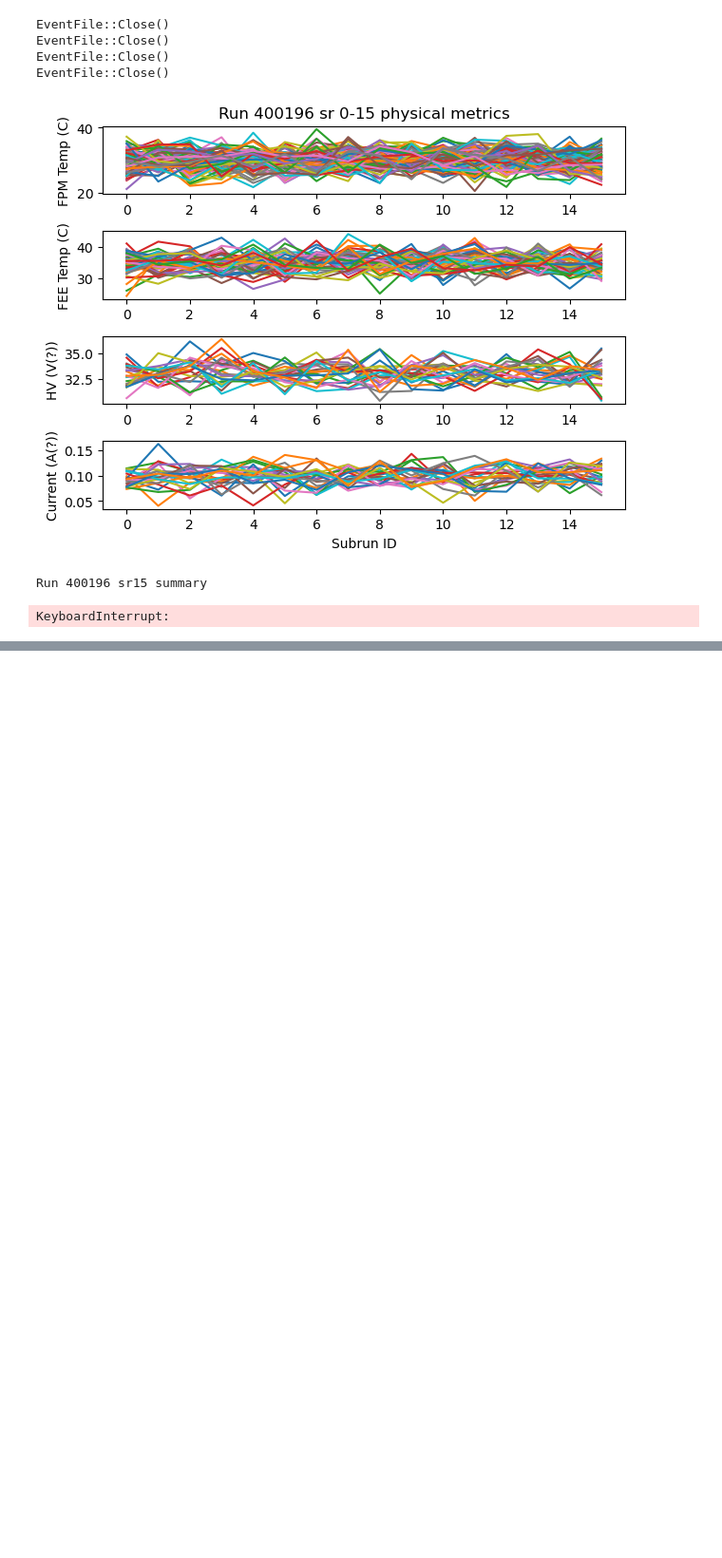
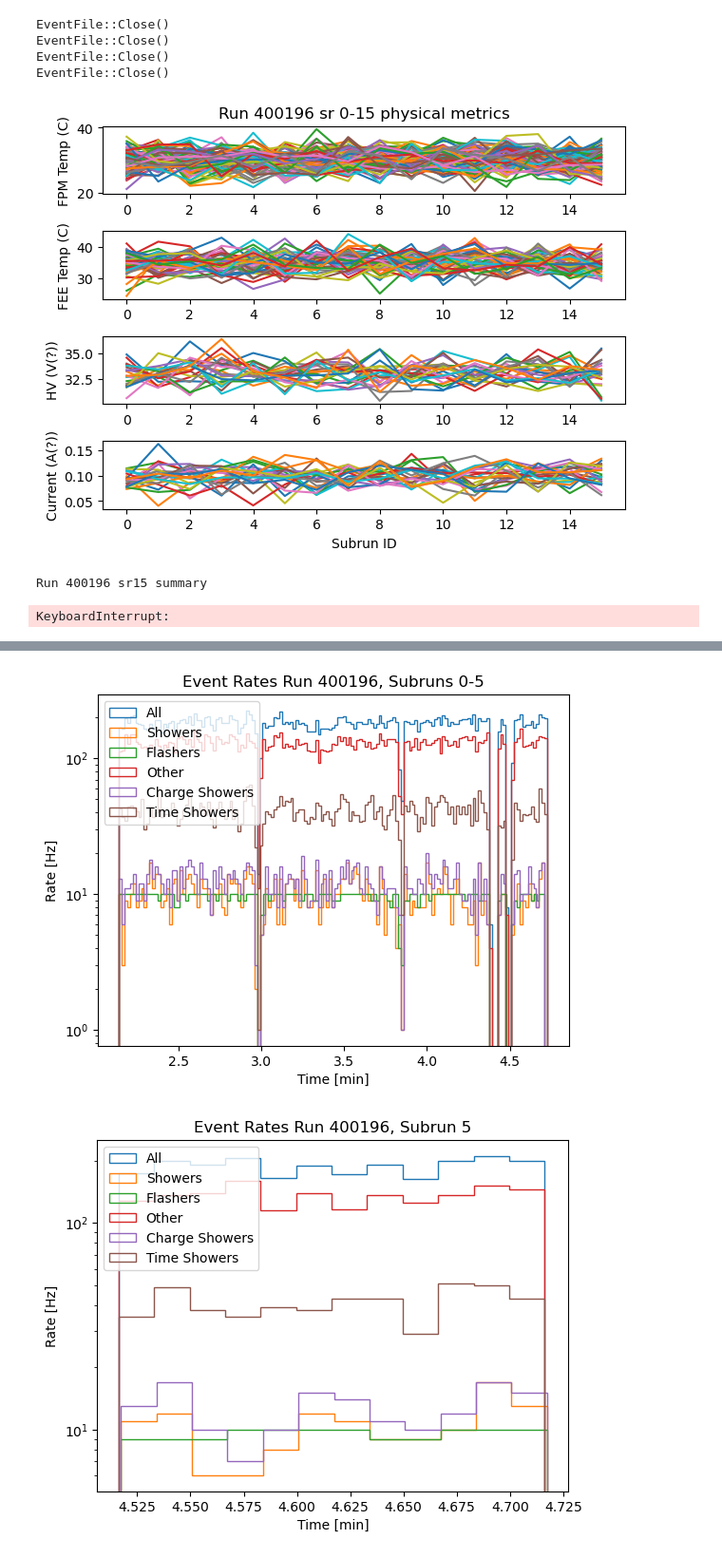
Before and after one commit to GriffinB243/DQM_scripts, a Jupyter notebook: DQM_notebook.ipynb, the cells around one changed output, grey strips where cells are left out. Shown at 95% size. Drawn from its saved outputs; the diff is of its cells as text; code cells hidden in the pictures; blank space fills up the shorter version.

```diff
--- a/DQM_notebook.ipynb
+++ b/DQM_notebook.ipynb
@@ -862,0 +1030,45 @@ subruns 0-2 have 1345 showers and 24187 total events
+# %%
+#New event rate histogram function
+
+def event_rate_hists(current_sr, sorted_run_data, sorted_subrun, resolution, time_step, display_plots_path, plots_save_location, extra_lines=False):
+    modifier=resolution
+    fig, ax = plt.subplots()
+
+    ax.hist(sorted_run_data[0][1]/(time_step), weights = [modifier for _ in range(len(sorted_run_data[0][1]))], bins = np.arange(sorted_run_data[0][1][0]/(time_step), sorted_run_data[0][1][-1]/(time_step), (1E9/time_step)/modifier), log=True, histtype = 'step', label = 'All')
+    ax.hist(sorted_run_data[1][1]/(time_step), weights = [modifier for _ in range(len(sorted_run_data[1][1]))], bins = np.arange(sorted_run_data[1][1][0]/(time_step), sorted_run_data[1][1][-1]/(time_step), (1E9/time_step)/modifier), log=True, histtype = 'step', label = 'Showers')
+    ax.hist(sorted_run_data[2][1]/(time_step), weights = [modifier for _ in range(len(sorted_run_data[2][1]))], bins = np.arange(sorted_run_data[2][1][0]/(time_step), sorted_run_data[2][1][-1]/(time_step), (1E9/time_step)/modifier), log=True, histtype = 'step', label = 'Flashers')
+    ax.hist(sorted_run_data[3][1]/(time_step), weights = [modifier for _ in range(len(sorted_run_data[3][1]))], bins = np.arange(sorted_run_data[3][1][0]/(time_step), sorted_run_data[3][1][-1]/(time_step), (1E9/time_step)/modifier), log=True, histtype = 'step', label = 'Other')
+
+    if extra_lines==True:
+       ax.hist(sorted_run_data[4][1]/(time_step), weights = [modifier for _ in range(len(sorted_run_data[4][1]))], bins = np.arange(sorted_run_data[4][1][0]/(time_step), sorted_run_data[4][1][-1]/(time_step), (1E9/time_step)/modifier), log=True, histtype = 'step', label = 'Charge Showers')
+       ax.hist(sorted_run_data[5][1]/(time_step), weights = [modifier for _ in range(len(sorted_run_data[5][1]))], bins = np.arange(sorted_run_data[5][1][0]/(time_step), sorted_run_data[5][1][-1]/(time_step), (1E9/time_step)/modifier), log=True, histtype = 'step', label = 'Time Showers')
+
+    ax.legend(loc='upper left')
+    ax.set_title(f"Event Rates Run {current_sr[0]}, Subruns 0-{current_sr[1]}")
+    ax.set_xlabel("Time [min]")
+    ax.set_ylabel("Rate [Hz]")
+    fig.savefig(f"{display_plots_path}Event_Rate_Histogram.jpg")
+    fig.savefig(f"{plots_save_location}Run_{current_sr[0]}_Event_Rate_Histogram.jpg")
+    plt.show()
+
+    fig, ax = plt.subplots()
+    ax.hist(sorted_subrun[0][1]/(time_step), weights = [modifier for _ in range(len(sorted_subrun[0][1]))], bins = np.arange(sorted_subrun[0][1][0]/(time_step), sorted_subrun[0][1][-1]/(time_step), (1E9/time_step)/modifier), log=True, histtype = 'step', label = 'All')
+    ax.hist(sorted_subrun[1][1]/(time_step), weights = [modifier for _ in range(len(sorted_subrun[1][1]))], bins = np.arange(sorted_subrun[1][1][0]/(time_step), sorted_subrun[1][1][-1]/(time_step), (1E9/time_step)/modifier), log=True, histtype = 'step', label = 'Showers')
+    ax.hist(sorted_subrun[2][1]/(time_step), weights = [modifier for _ in range(len(sorted_subrun[2][1]))], bins = np.arange(sorted_subrun[2][1][0]/(time_step), sorted_subrun[2][1][-1]/(time_step), (1E9/time_step)/modifier), log=True, histtype = 'step', label = 'Flashers')
+    ax.hist(sorted_subrun[3][1]/(time_step), weights = [modifier for _ in range(len(sorted_subrun[3][1]))], bins = np.arange(sorted_subrun[3][1][0]/(time_step), sorted_subrun[3][1][-1]/(time_step), (1E9/time_step)/modifier), log=True, histtype = 'step', label = 'Other')
+
+    if extra_lines==True:
+       ax.hist(sorted_subrun[4][1]/(time_step), weights = [modifier for _ in range(len(sorted_subrun[4][1]))], bins = np.arange(sorted_subrun[4][1][0]/(time_step), sorted_subrun[4][1][-1]/(time_step), (1E9/time_step)/modifier), log=True, histtype = 'step', label = 'Charge Showers')
+       ax.hist(sorted_subrun[5][1]/(time_step), weights = [modifier for _ in range(len(sorted_subrun[5][1]))], bins = np.arange(sorted_subrun[5][1][0]/(time_step), sorted_subrun[5][1][-1]/(time_step), (1E9/time_step)/modifier), log=True, histtype = 'step', label = 'Time Showers')
+
+    ax.legend(loc='upper left')
+    ax.set_title(f"Event Rates Run {current_sr[0]}, Subrun {current_sr[1]}")
+    ax.set_xlabel("Time [min]")
+    ax.set_ylabel("Rate [Hz]")
+    fig.savefig(f"{plots_save_location}Run_{current_sr[0]}_Subrun_{current_sr[1]}_Event_Rate.jpg")
+    plt.show()
+
+event_rate_hists([400196, 5], sorted_run_data, sorted_subrun, 1, 60E9,"/data/user/fbivens5020/DQM_Plots/DQM_display_plots/", "/data/user/fbivens5020/DQM_Plots/", extra_lines=True)
+# %% [output]
+[figure, added]
+[figure, added]
```
Also changed, not shown: parts of 15 cells of this notebook, 2 other files.
